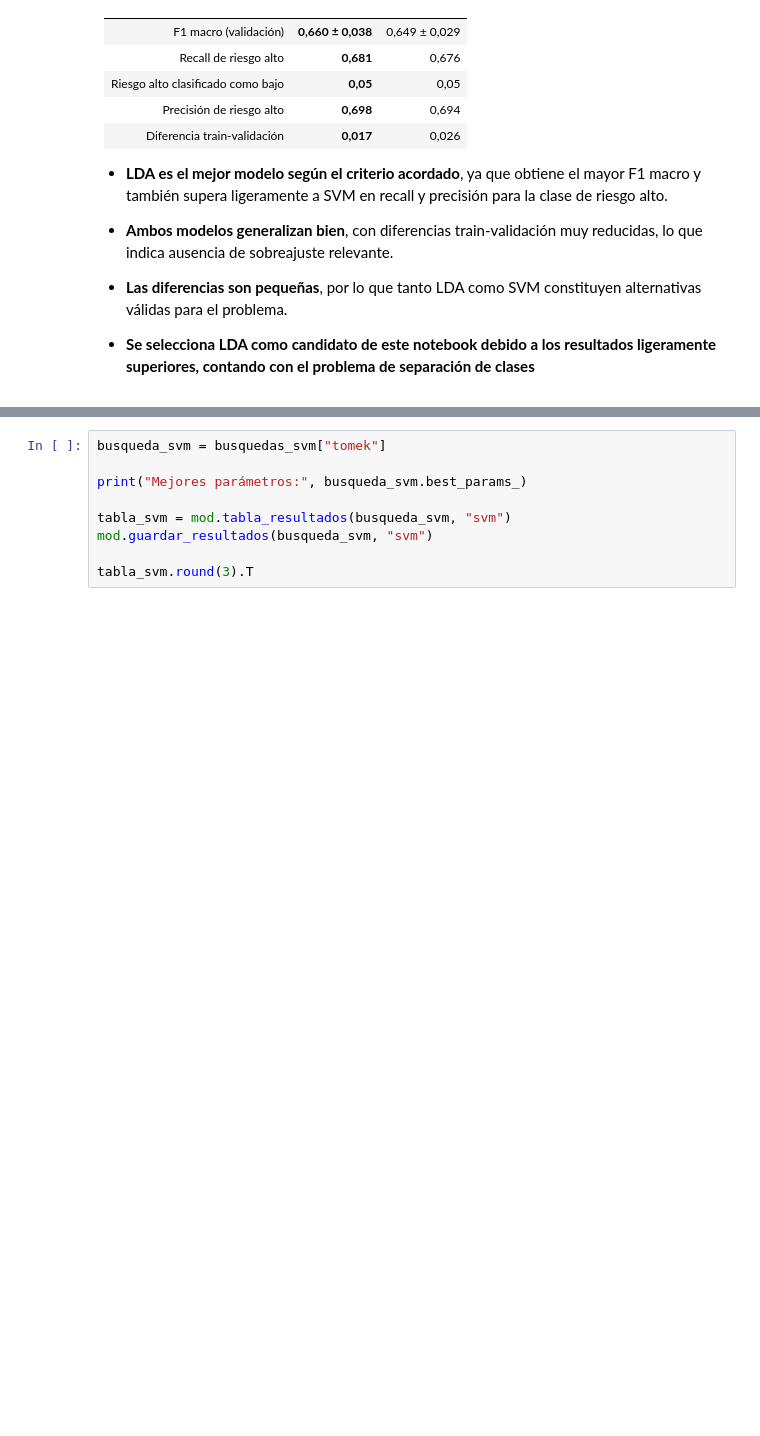
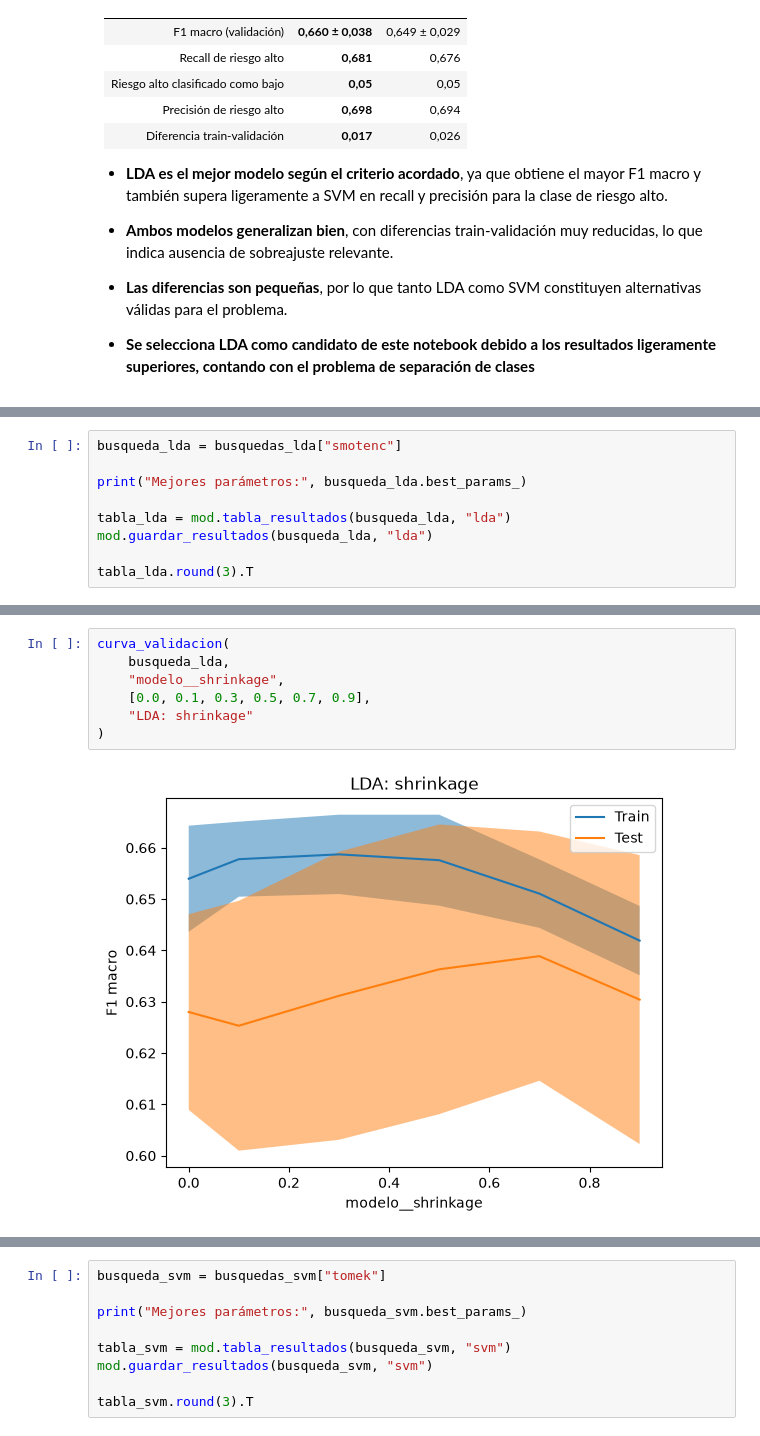
Before and after one commit to enzocastrozn/machine_learning, a Jupyter notebook: src/modelos_enzo.ipynb, the cells around one changed output, grey strips where cells are left out. Cells and saved outputs as stored; diff of their text form; blank space fills up the shorter version.

```diff
--- a/src/modelos_enzo.ipynb
+++ b/src/modelos_enzo.ipynb
@@ -456,0 +521,9 @@ plt.show()
+# %%
+busqueda_lda = busquedas_lda["smotenc"]
+
+print("Mejores parámetros:", busqueda_lda.best_params_)
+
+tabla_lda = mod.tabla_resultados(busqueda_lda, "lda")
+mod.guardar_resultados(busqueda_lda, "lda")
+
+tabla_lda.round(3).T
@@ -456,0 +549,9 @@ plt.show()
+# %%
+curva_validacion(
+    busqueda_lda,
+    "modelo__shrinkage",
+    [0.0, 0.1, 0.3, 0.5, 0.7, 0.9],
+    "LDA: shrinkage"
+)
+# %% [output]
+[figure, added]
```
Also changed, not shown: parts of 33 cells of this notebook, 3 other files.
